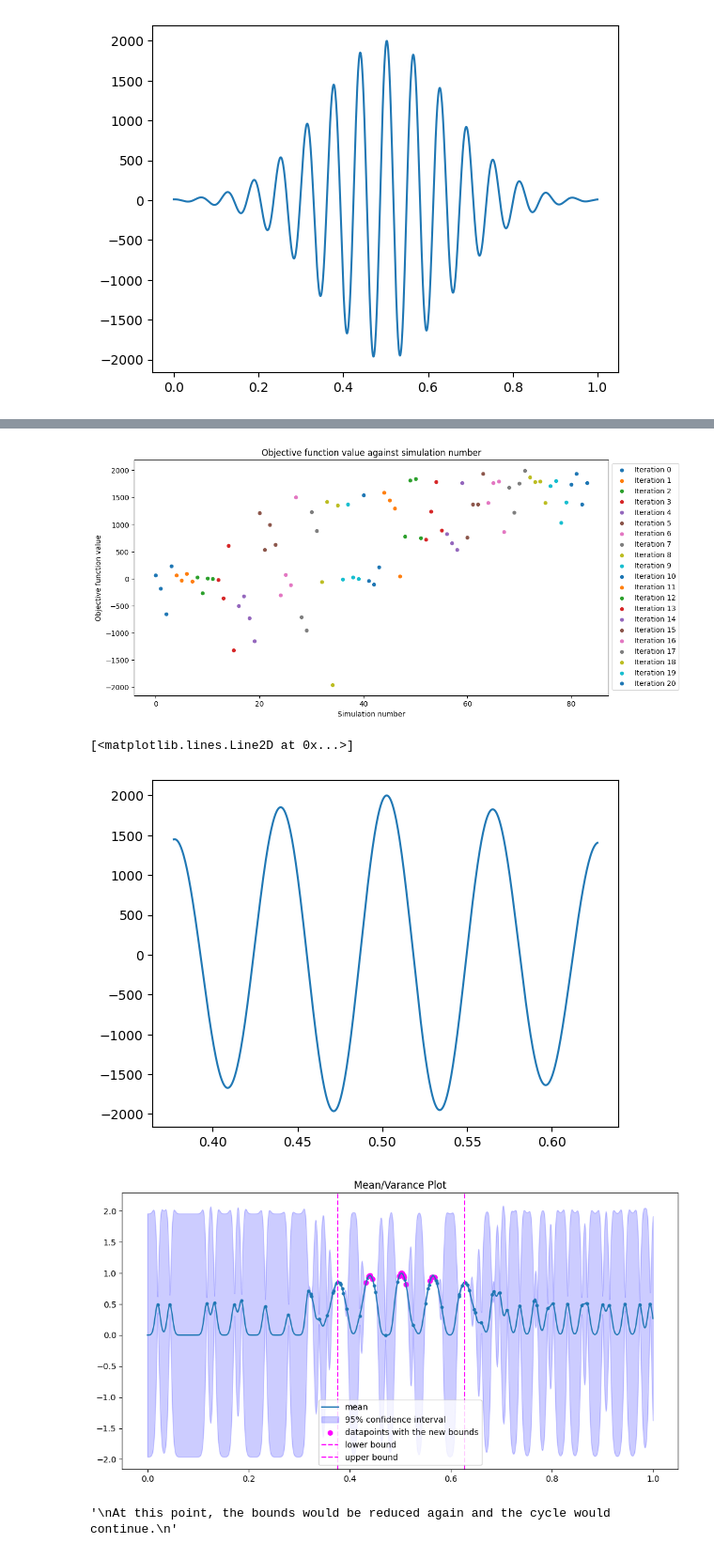
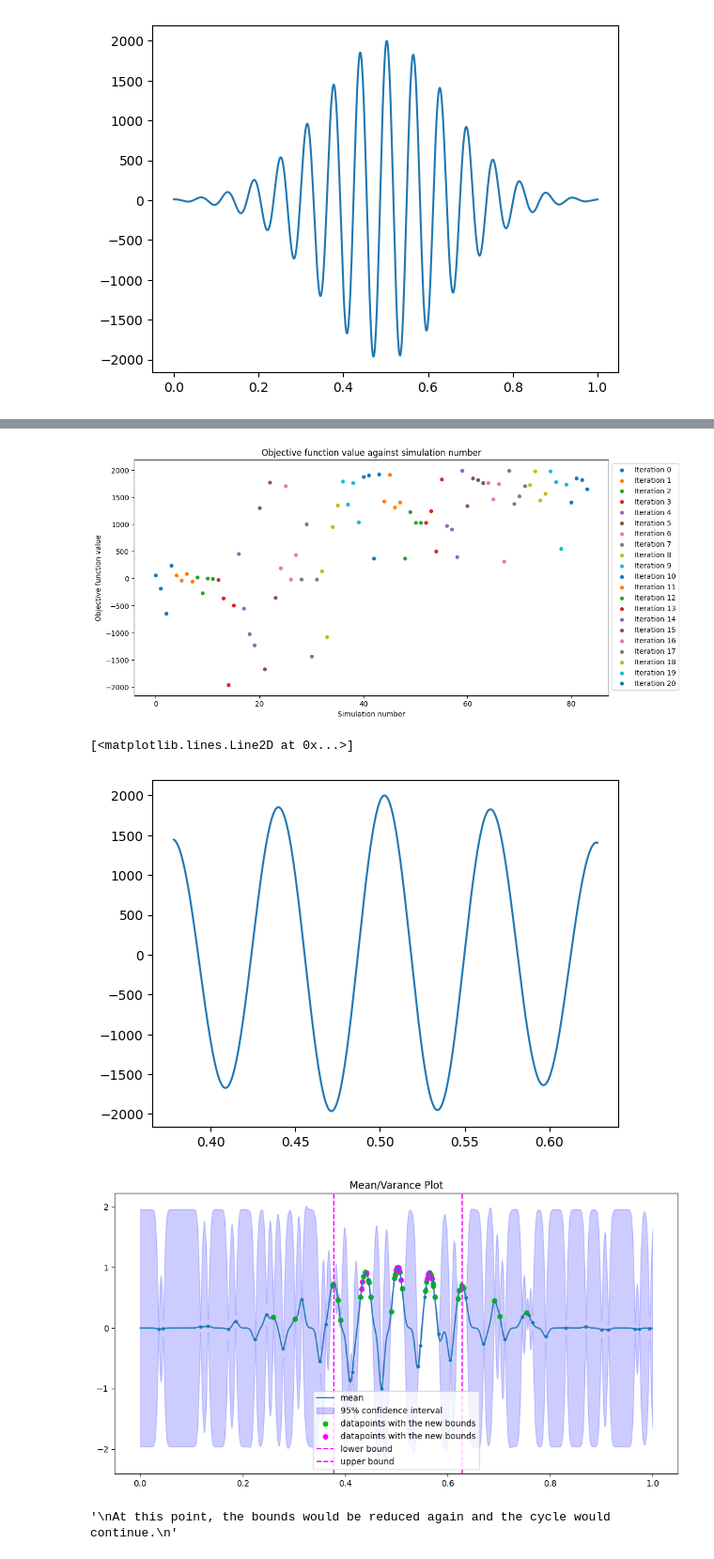
Before and after one commit to davcoope/Bayesian, a Jupyter notebook: BayesianOptimiser2/Examples/Bounds_reduction_example.ipynb, the cells around one changed output, grey strips where cells are left out. Shown: that part at 94% size. Saved outputs shown, nothing was run; the diff lists cells and outputs as text; code cells hidden in the pictures.

```diff
--- a/BayesianOptimiser2/Examples/Bounds_reduction_example.ipynb
+++ b/BayesianOptimiser2/Examples/Bounds_reduction_example.ipynb
@@ -39,7 +39,7 @@ min_kappa = 1
 bounds = np.array([[0, 1]])
 dynamic_bounds = True
 iterations_between_reducing_bounds = 3
-first_reduce_bounds = 5
+first_reduce_bounds = 10
 reduce_bounds_factor = 0.5
 
 n_samples = 10
@@ -53,7 +53,7 @@ bo = BOPackage.BO(KernelFunction=Kernel,
                   AcquisitionFunction=AcquisitionFunction,
                   bounds=bounds,
                   n_samples=n_samples,
-                  #log_path=log_path,
+                #   log_path=log_path,
                   dynamic_bounds=dynamic_bounds,
                   iterations_between_reducing_bounds=iterations_between_reducing_bounds,
                   first_reduce_bounds=first_reduce_bounds,
@@ -66,10 +66,10 @@ This will occur when two conditions are simultaneouly met:
 1) A minimum number of iterations have occured, corresponding to first_reduce_bounds. An iteration is defined as every time an update data function is used, with the update_iteration parameter set to True.
 2) The best value of the objective function has not been improved upon within the last iterations_between_reducing_bounds iterations.
 
-First, we peform 10 iterations, each with a batch size of 4. We see in the sausage plot that X values are sampled throughout the region of the initial bounds: [0,1]
+First, we peform 14 iterations, each with a batch size of 4. We see in the sausage plot that X values are sampled throughout the region of the initial bounds: [0,1]
 """
 
-for i in range(10):
+for i in range(14):
     raw_X = bo.GetNextXBatch(batch_size = 4, min_kappa=min_kappa, max_kappa=max_kappa)
     raw_y = ObjectiveFunction(raw_X)
     bo.UpdateData(raw_X, raw_y)
@@ -118,7 +118,7 @@ Now, it is clear that only points within the new bounds are being sampled.
 lower_bound = bo.bounds[0,0]
 upper_bound = bo.bounds[0,1]
 
-for i in range(11):
+for i in range(7):
     raw_X = bo.GetNextXBatch(batch_size = 4, min_kappa=min_kappa, max_kappa=max_kappa)
     raw_y = ObjectiveFunction(raw_X)
     bo.UpdateData(raw_X, raw_y)
@@ -132,15 +132,14 @@ mean, variance = bo.PredictMeanVariance(sample_points)
 plt.plot(sample_points, mean, label='mean')
 plt.fill_between(sample_points[:,0], mean[:,0] - 1.96 * np.sqrt(variance[:,0]), mean[:,0] + 1.96 * np.sqrt(variance[:,0]), color = 'blue', alpha=0.2, label = '95% confidence interval')
 
-shifted_y_data = bo.y_data - np.min(bo.y_data)
-normalized_y_data = shifted_y_data / np.max(shifted_y_data)
+normalized_y_data = 2 * (bo.y_data - np.min(bo.y_data)) / (np.max(bo.y_data) - np.min(bo.y_data)) - 1
 
 plt.scatter(bo.X_data, normalized_y_data, s=10)
 
-plt.scatter(bo.X_data[-44:], normalized_y_data[-44:], s=30, color='red', label=f'datapoints with the new bounds')
+plt.scatter(bo.X_data[-44:], normalized_y_data[-44:], s=30, color=[(0, 0.75 ,0)], label=f'datapoints with the new bounds')
 
-plt.axvline(x=lower_bound, color='red', linestyle='--', label='lower bound')
-plt.axvline(x=upper_bound, color='red', linestyle='--', label='upper bound')
+plt.axvline(x=lower_bound, color=(0, 0.5 ,0), linestyle='--', label='lower bound')
+plt.axvline(x=upper_bound, color=(0, 0.5 ,0), linestyle='--', label='upper bound')
 
 
 plt.title("Mean/Varance Plot")
@@ -158,7 +157,7 @@ Looking at our results, we see that we next meet the criteria for reducing the b
 
 BOPackage.PlotData(bo)
 # %% [output]
-[figure, old version]
+[figure, new version]
 # %%
 """
 We will now go through one final example of reducing the bounds
@@ -171,49 +170,50 @@ X = np.linspace(bo.bounds[0,0], bo.bounds[0,1], 1001, endpoint=True)
 plt.plot(X, ObjectiveFunction(X))
 # %% [output]
 [<matplotlib.lines.Line2D at 0x...>]
-[figure, old version]
+[figure, new version]
 # %%
 """
-The next time the criteria will be met will be after iteration 24.
-So, we perform another 4 iterations.
+The next time the criteria will be met will be after iteration 25.
+So, we perform another 5 iterations.
 """
 
 lower_bound = bo.bounds[0,0]
 upper_bound = bo.bounds[0,1]
 
-for i in range(4):
+for i in range(5):
     raw_X = bo.GetNextXBatch(batch_size = 4, min_kappa=min_kappa, max_kappa=max_kappa)
     raw_y = ObjectiveFunction(raw_X)
     bo.UpdateData(raw_X, raw_y)
 
 plt.figure(figsize=(12, 6))
 
 sample_points = np.linspace(0, 1, 1000, endpoint=True).reshape(1000,1)
 
 mean, variance = bo.PredictMeanVariance(sample_points)
 
 plt.plot(sample_points, mean, label='mean')
 plt.fill_between(sample_points[:,0], mean[:,0] - 1.96 * np.sqrt(variance[:,0]), mean[:,0] + 1.96 * np.sqrt(variance[:,0]), color = 'blue', alpha=0.2, label = '95% confidence interval')
 
-shifted_y_data = bo.y_data - np.min(bo.y_data)
-normalized_y_data = shifted_y_data / np.max(shifted_y_data)
+normalized_y_data = 2 * (bo.y_data - np.min(bo.y_data)) / (np.max(bo.y_data) - np.min(bo.y_data)) - 1
 
 plt.scatter(bo.X_data, normalized_y_data, s=10)
+
+plt.scatter(bo.X_data[-60:-16], normalized_y_data[-60:-16], s=30, color=[(0, 0.75 ,0)], label=f'datapoints with the new bounds')
 
 plt.scatter(bo.X_data[-16:], normalized_y_data[-16:], s=30, color='magenta', label=f'datapoints with the new bounds')
 
 plt.axvline(x=lower_bound, color='magenta', linestyle='--', label='lower bound')
 plt.axvline(x=upper_bound, color='magenta', linestyle='--', label='upper bound')
 
 
 plt.title("Mean/Varance Plot")
 
 plt.legend()
 
 # Display the plot
 plt.show()
 # %% [output]
-[figure, old version]
+[figure, new version]
 # %%
 """
 At this point, the bounds would be reduced again and the cycle would continue.
```
Also changed, not shown: parts of 5 cells of this notebook, 5 other files.
